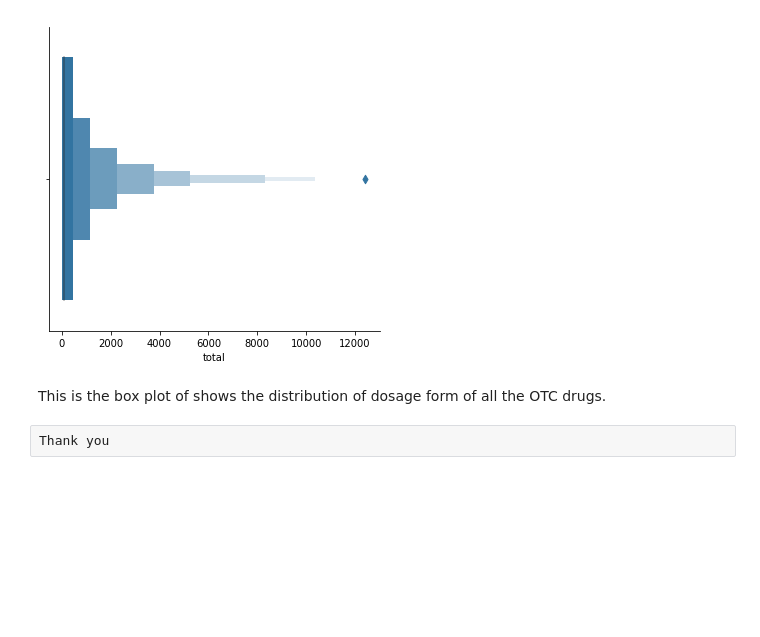
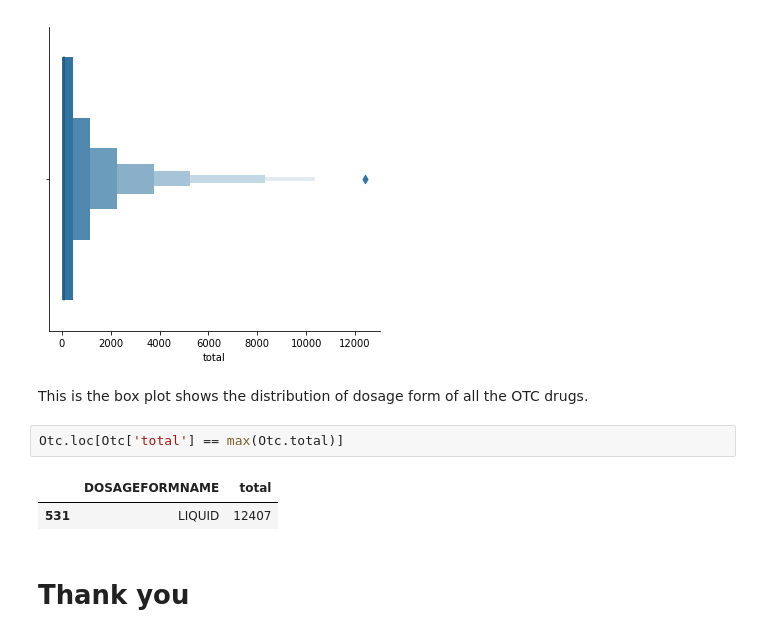
Before and after one commit to 854740262/NDC-database-analysis, a Jupyter notebook: Presentation.ipynb, the cells around one changed output. Cells and saved outputs as stored; diff of their text form; blank space fills up the shorter version.

```diff
--- a/Presentation.ipynb
+++ b/Presentation.ipynb
@@ -143,6 +143,11 @@ See the caveats in the documentation: http://pandas.pydata.org/pandas-docs/stabl
 <seaborn.axisgrid.FacetGrid at 0x...>
 [figure]
 # %% [markdown]
-This is the box plot of shows the distribution of dosage form of all the OTC drugs.
+This is the box plot shows the distribution of dosage form of all the OTC drugs.
-# %%
-Thank you
+# %%
+Otc.loc[Otc['total'] == max(Otc.total)]
+# %% [output]
+|  | DOSAGEFORMNAME | total |
+| 531 | LIQUID | 12407 |
+# %% [markdown]
+# Thank you
```
Also changed, not shown: parts of 1 cell of this notebook.
